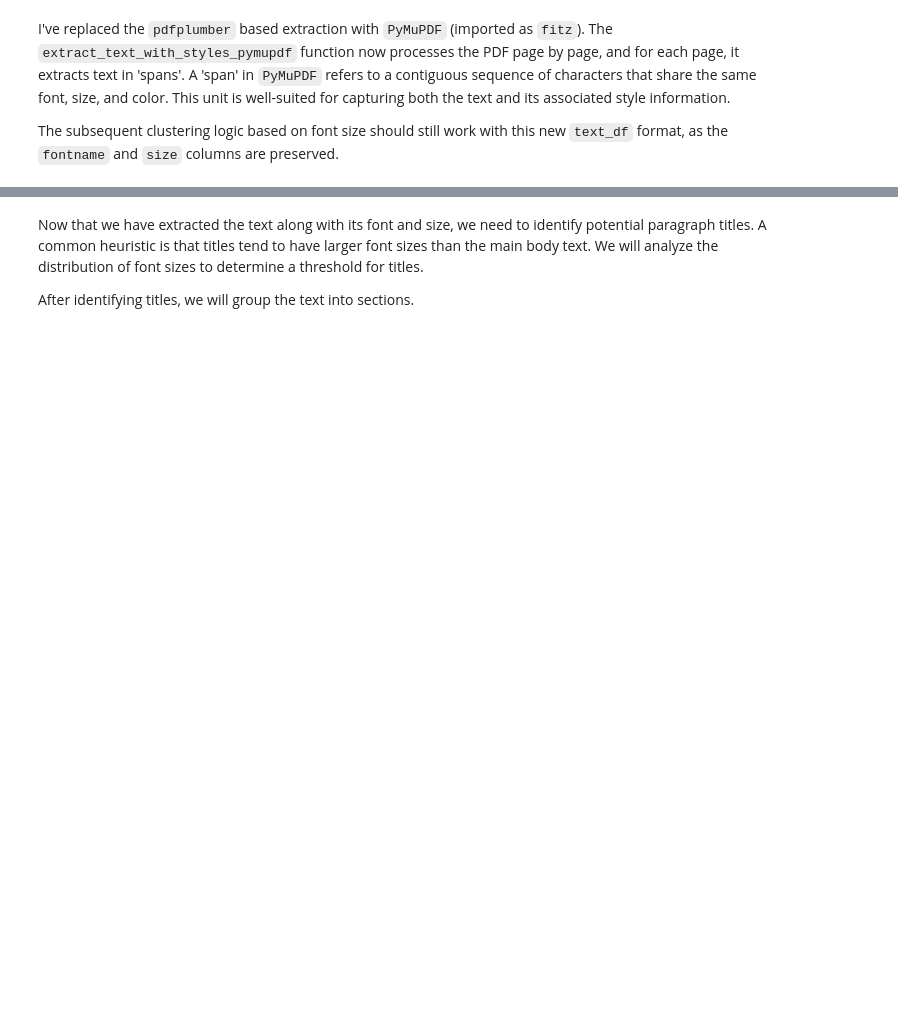
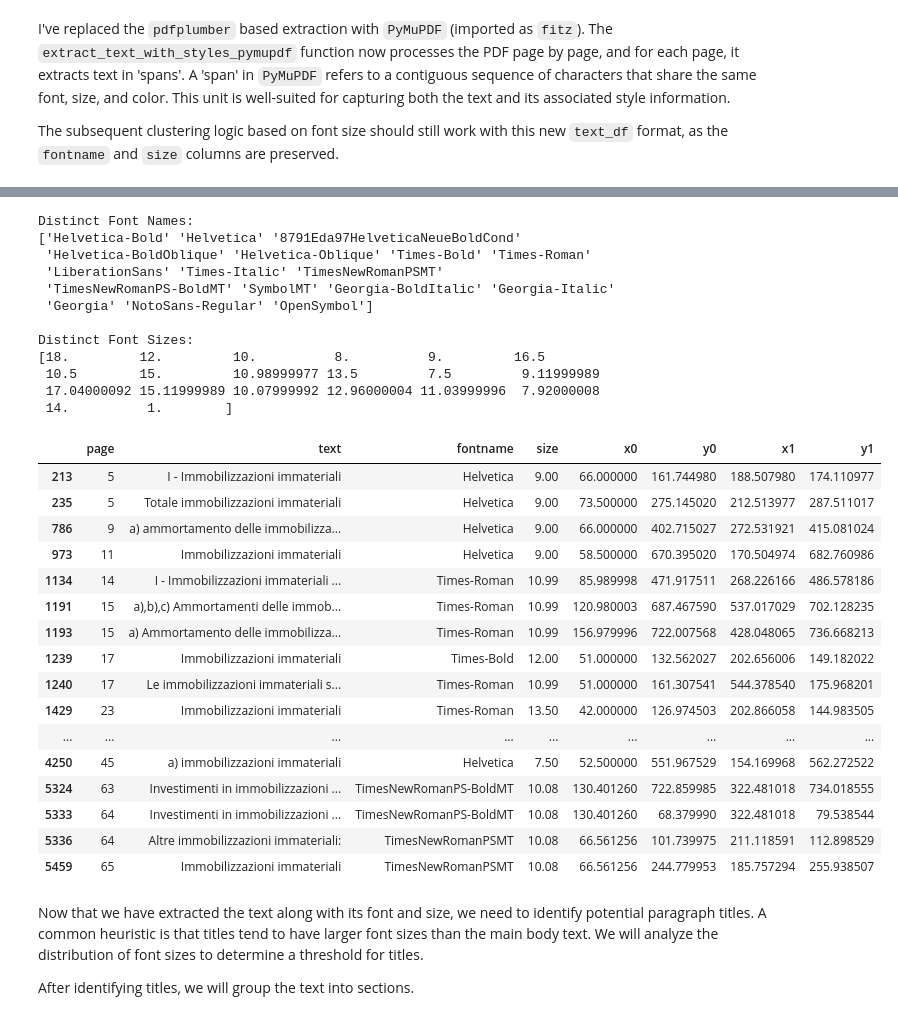
Before and after one commit to Nick97382000/Lettura_bilanci, a Jupyter notebook: Lettura bilanci.ipynb, the cells around one changed output, grey strips where cells are left out. Saved outputs shown, nothing was run; the diff lists cells and outputs as text; code cells hidden in the pictures; blank space fills up the shorter version.

```diff
--- a/Lettura bilanci.ipynb
+++ b/Lettura bilanci.ipynb
@@ -234,3 +249,42 @@ display(text_df[90:100])
+# %%
+print("Distinct Font Names:")
+print(text_df['fontname'].unique())
+
+print("\nDistinct Font Sizes:")
+print(text_df['size'].unique())
+
+immobilizzazioni_immateriali_rows = text_df[text_df['text'].str.contains('Immobilizzazioni immateriali', case=False, na=False)]
+display(immobilizzazioni_immateriali_rows)
+# %% [output]
+Distinct Font Names:
+['Helvetica-Bold' 'Helvetica' '8791Eda97HelveticaNeueBoldCond'
+ 'Helvetica-BoldOblique' 'Helvetica-Oblique' 'Times-Bold' 'Times-Roman'
+ 'LiberationSans' 'Times-Italic' 'TimesNewRomanPSMT'
+ 'TimesNewRomanPS-BoldMT' 'SymbolMT' 'Georgia-BoldItalic' 'Georgia-Italic'
+ 'Georgia' 'NotoSans-Regular' 'OpenSymbol']
+
+Distinct Font Sizes:
+[18.         12.         10.          8.          9.         16.5
+ 10.5        15.         10.98999977 13.5         7.5         9.11999989
+ 17.04000092 15.11999989 10.07999992 12.96000004 11.03999996  7.92000008
+ 14.          1.        ]
+|  | page | text | fontname | size | x0 | y0 | x1 | y1 |
+| 213 | 5 | I - Immobilizzazioni immateriali | Helvetica | 9.00 | 66.000000 | 161.744980 | 188.507980 | 174.110977 |
+| 235 | 5 | Totale immobilizzazioni immateriali | Helvetica | 9.00 | 73.500000 | 275.145020 | 212.513977 | 287.511017 |
+| 786 | 9 | a) ammortamento delle immobilizza... | Helvetica | 9.00 | 66.000000 | 402.715027 | 272.531921 | 415.081024 |
+| 973 | 11 | Immobilizzazioni immateriali | Helvetica | 9.00 | 58.500000 | 670.395020 | 170.504974 | 682.760986 |
+| 1134 | 14 | I - Immobilizzazioni immateriali ... | Times-Roman | 10.99 | 85.989998 | 471.917511 | 268.226166 | 486.578186 |
+| 1191 | 15 | a),b),c) Ammortamenti delle immob... | Times-Roman | 10.99 | 120.980003 | 687.467590 | 537.017029 | 702.128235 |
+| 1193 | 15 | a) Ammortamento delle immobilizza... | Times-Roman | 10.99 | 156.979996 | 722.007568 | 428.048065 | 736.668213 |
+| 1239 | 17 | Immobilizzazioni immateriali | Times-Bold | 12.00 | 51.000000 | 132.562027 | 202.656006 | 149.182022 |
+| 1240 | 17 | Le immobilizzazioni immateriali s... | Times-Roman | 10.99 | 51.000000 | 161.307541 | 544.378540 | 175.968201 |
+| 1429 | 23 | Immobilizzazioni immateriali | Times-Roman | 13.50 | 42.000000 | 126.974503 | 202.866058 | 144.983505 |
+| ... | ... | ... | ... | ... | ... | ... | ... | ... |
+| 4250 | 45 | a) immobilizzazioni immateriali | Helvetica | 7.50 | 52.500000 | 551.967529 | 154.169968 | 562.272522 |
+| 5324 | 63 | Investimenti in immobilizzazioni ... | TimesNewRomanPS-BoldMT | 10.08 | 130.401260 | 722.859985 | 322.481018 | 734.018555 |
+| 5333 | 64 | Investimenti in immobilizzazioni ... | TimesNewRomanPS-BoldMT | 10.08 | 130.401260 | 68.379990 | 322.481018 | 79.538544 |
+| 5336 | 64 | Altre immobilizzazioni immateriali: | TimesNewRomanPSMT | 10.08 | 66.561256 | 101.739975 | 211.118591 | 112.898529 |
+| 5459 | 65 | Immobilizzazioni immateriali | TimesNewRomanPSMT | 10.08 | 66.561256 | 244.779953 | 185.757294 | 255.938507 |
 # %% [markdown]
 Now that we have extracted the text along with its font and size, we need to identify potential paragraph titles. A common heuristic is that titles tend to have larger font sizes than the main body text. We will analyze the distribution of font sizes to determine a threshold for titles.
 
```
Also changed, not shown: parts of 10 cells of this notebook.
